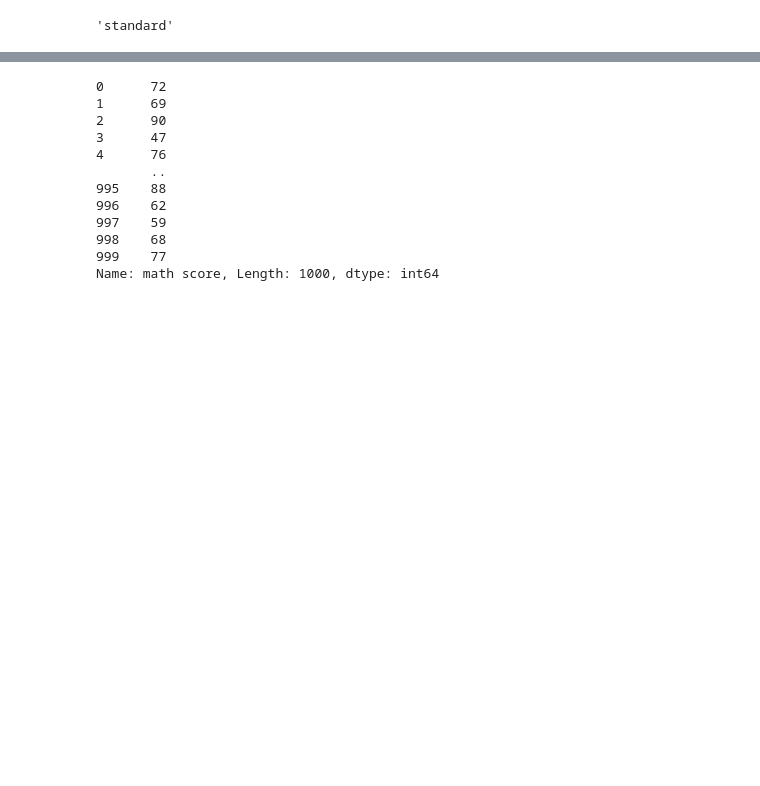
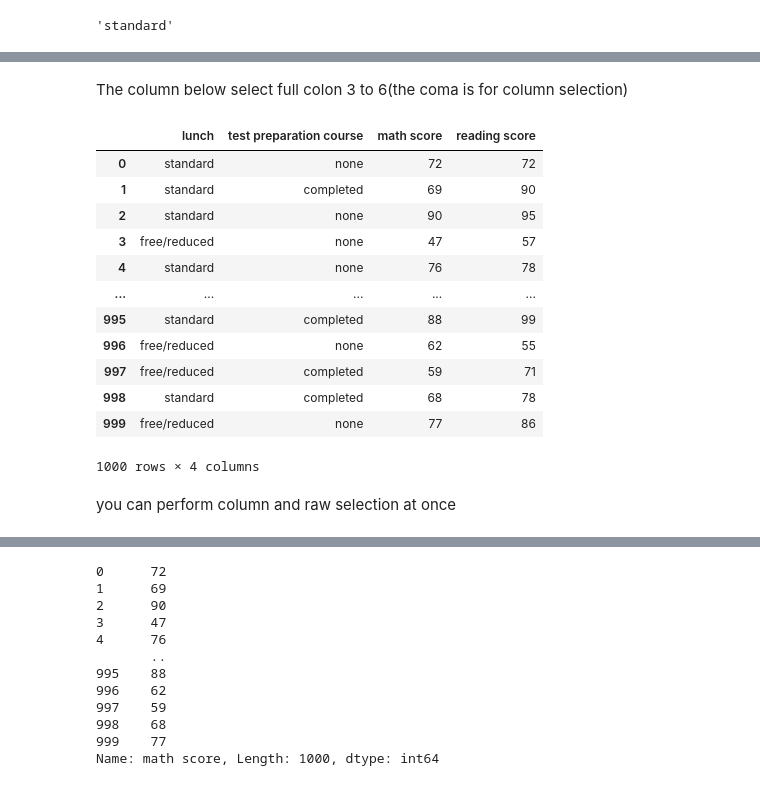
Before and after one commit to Star-obiero/Python-Basic, a Jupyter notebook: lab1.ipynb, the cells around one changed output, grey strips where cells are left out. Drawn from its saved outputs; the diff is of its cells as text; code cells hidden in the pictures; blank space fills up the shorter version.

```diff
--- a/lab1.ipynb
+++ b/lab1.ipynb
@@ -604,0 +631,20 @@ df.iloc[2,3]
+# %% [markdown]
+The column below select full colon 3 to 6(the coma is for column selection)
+# %%
+df.iloc[:,3:7]
+# %% [output]
+|  | lunch | test preparation course | math score | reading score |
+| 0 | standard | none | 72 | 72 |
+| 1 | standard | completed | 69 | 90 |
+| 2 | standard | none | 90 | 95 |
+| 3 | free/reduced | none | 47 | 57 |
+| 4 | standard | none | 76 | 78 |
+| ... | ... | ... | ... | ... |
+| 995 | standard | completed | 88 | 99 |
+| 996 | free/reduced | none | 62 | 55 |
+| 997 | free/reduced | completed | 59 | 71 |
+| 998 | standard | completed | 68 | 78 |
+| 999 | free/reduced | none | 77 | 86 |
+1000 rows × 4 columns
+# %% [markdown]
+you can perform column and raw selection at once
```
Also changed, not shown: parts of 39 cells of this notebook, 6 other files.
